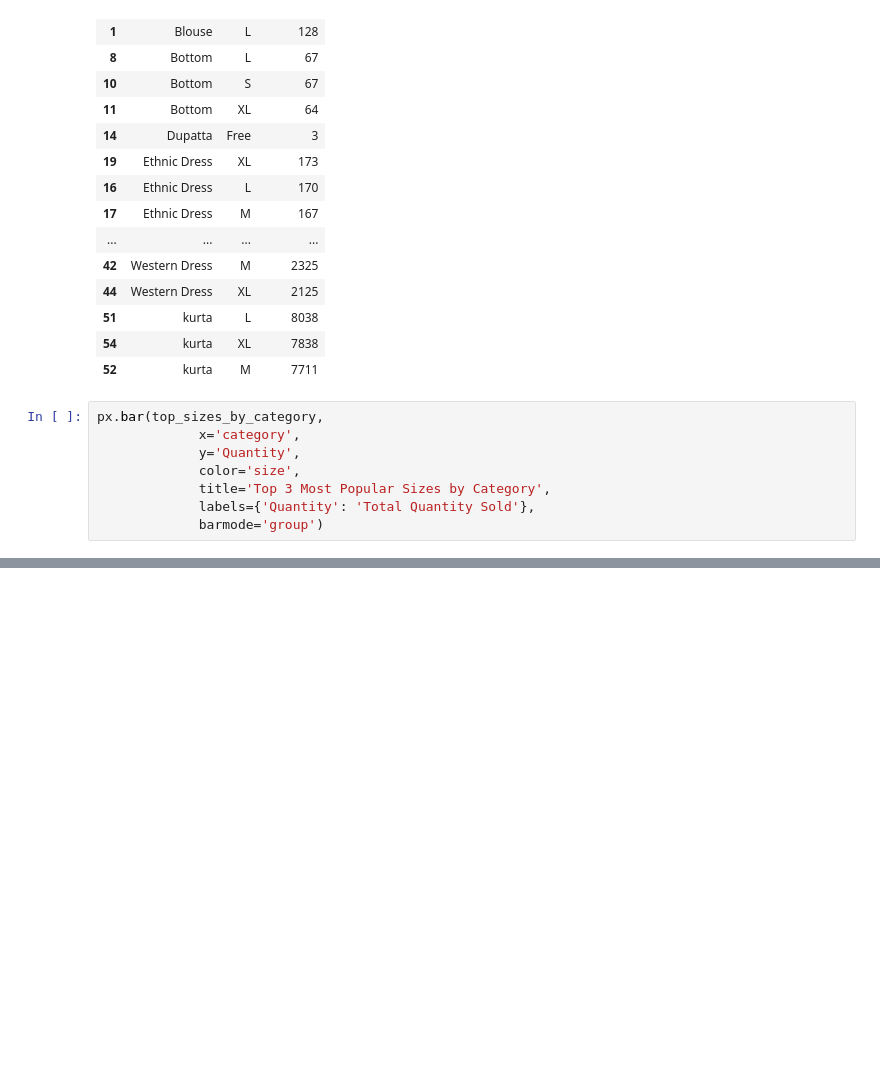
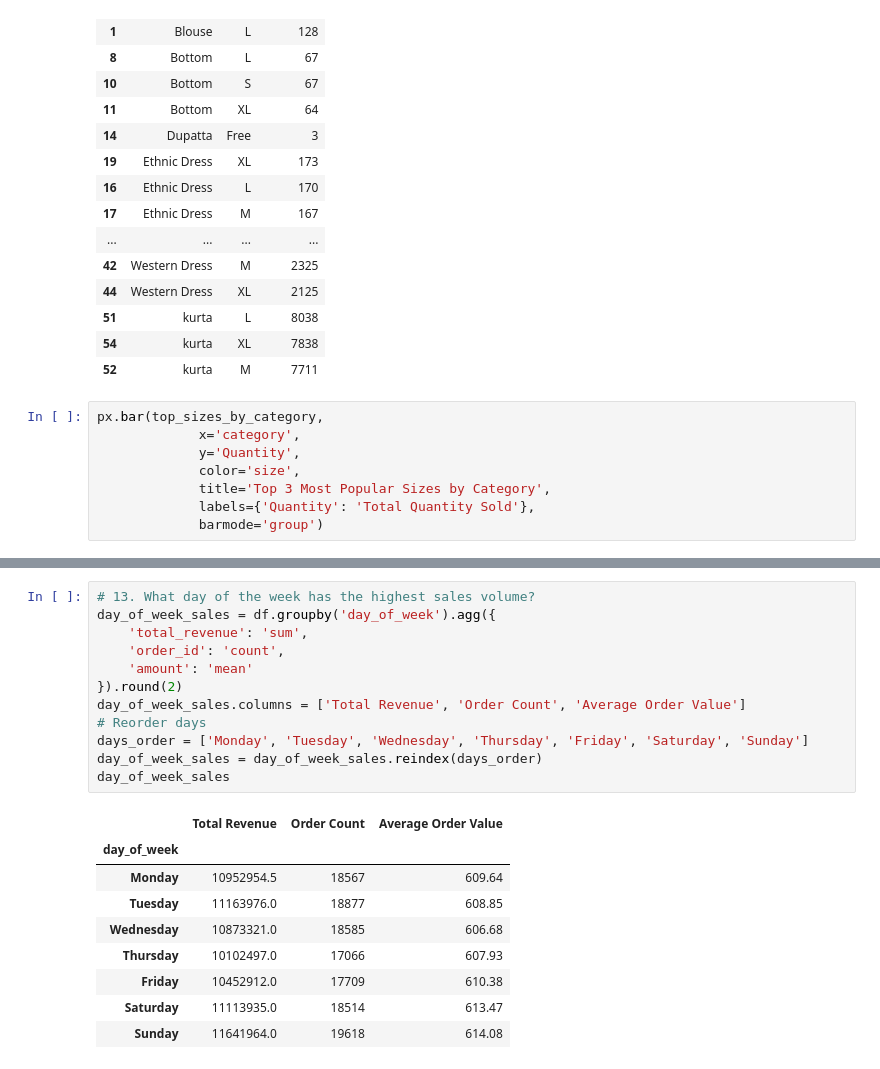
Before and after one commit to ibrahimsaber1/IMDB-movies-Analysis, a Jupyter notebook: amazon_sales.ipynb, the cells around one changed output, grey strips where cells are left out. Cells and saved outputs as stored; diff of their text form; blank space fills up the shorter version.

```diff
--- a/amazon_sales.ipynb
+++ b/amazon_sales.ipynb
@@ -1067,0 +1213,22 @@ px.bar(top_sizes_by_category,
+# %%
+# 13. What day of the week has the highest sales volume?
+day_of_week_sales = df.groupby('day_of_week').agg({
+    'total_revenue': 'sum',
+    'order_id': 'count',
+    'amount': 'mean'
+}).round(2)
+day_of_week_sales.columns = ['Total Revenue', 'Order Count', 'Average Order Value']
+# Reorder days
+days_order = ['Monday', 'Tuesday', 'Wednesday', 'Thursday', 'Friday', 'Saturday', 'Sunday']
+day_of_week_sales = day_of_week_sales.reindex(days_order)
+day_of_week_sales
+# %% [output]
+|  | Total Revenue | Order Count | Average Order Value |
+| day_of_week |  |  |  |
+| Monday | 10952954.5 | 18567 | 609.64 |
+| Tuesday | 11163976.0 | 18877 | 608.85 |
+| Wednesday | 10873321.0 | 18585 | 606.68 |
+| Thursday | 10102497.0 | 17066 | 607.93 |
+| Friday | 10452912.0 | 17709 | 610.38 |
+| Saturday | 11113935.0 | 18514 | 613.47 |
+| Sunday | 11641964.0 | 19618 | 614.08 |
```
Also changed, not shown: parts of 33 cells of this notebook, 8 other files.
